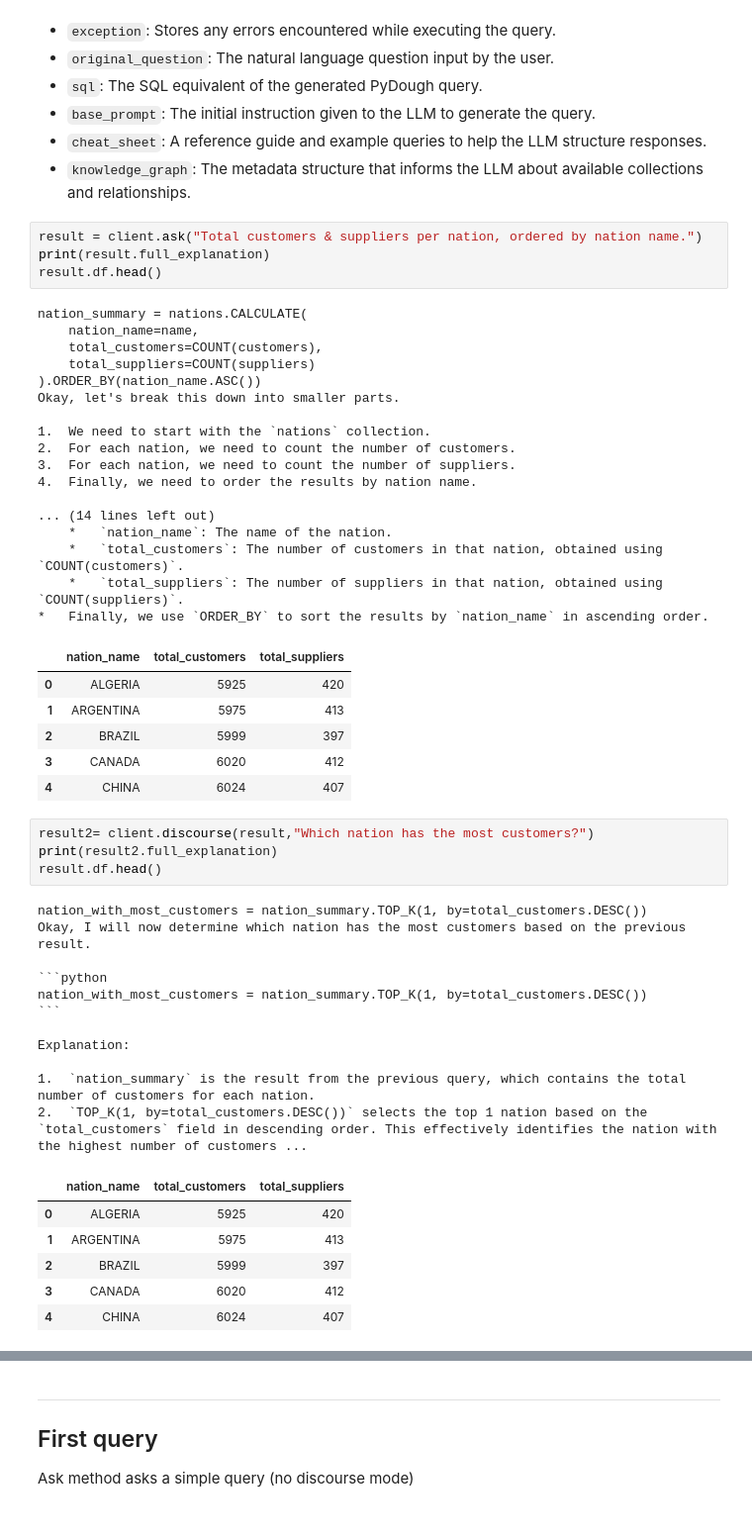
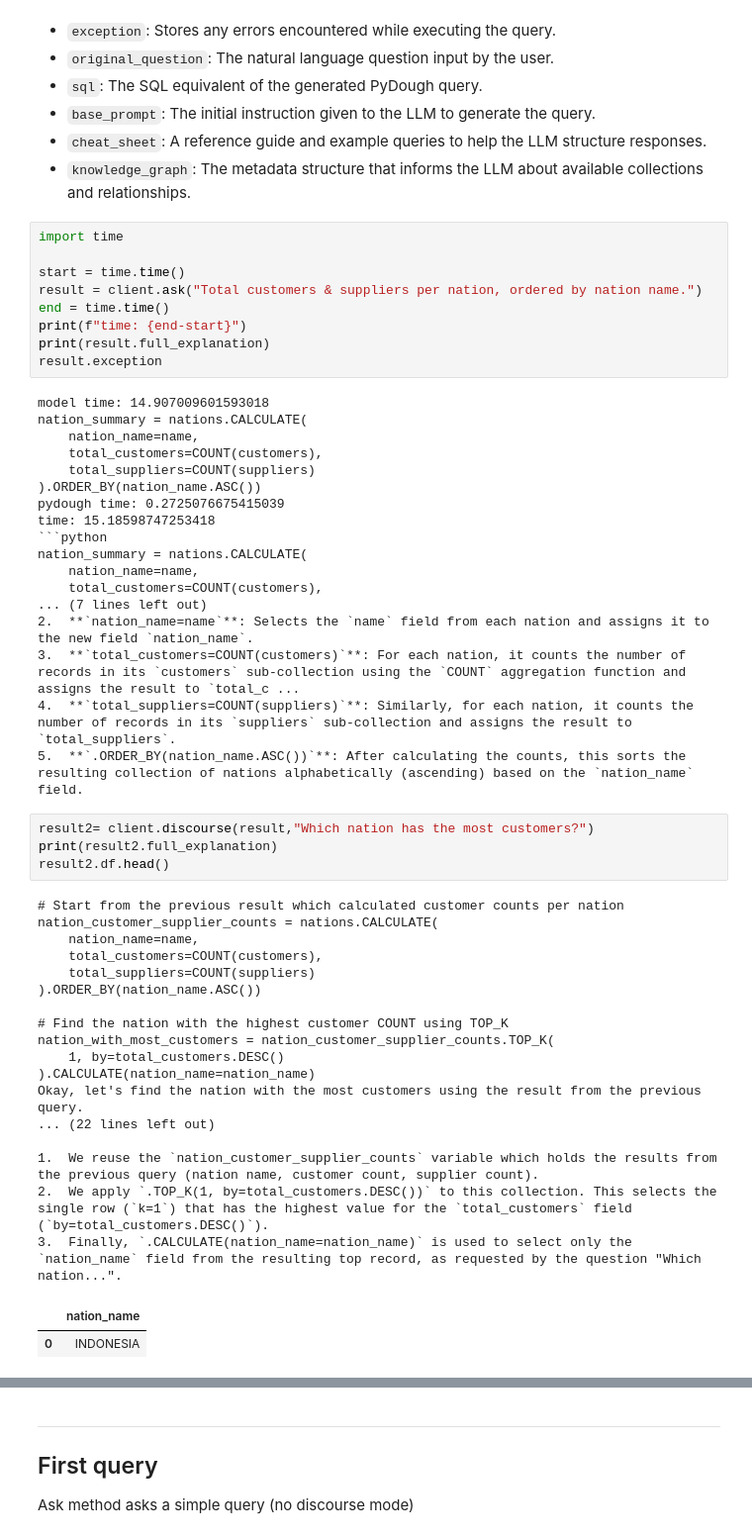
Before and after one commit to bodo-ai/text2pydough, a Jupyter notebook: workbench/AAraya/dev/llm_demo_final_vRK_v2.ipynb, the cells around one changed output, grey strips where cells are left out. Shown at 99% size. Saved outputs shown, nothing was run; the diff lists cells and outputs as text.

````diff
--- a/workbench/AAraya/dev/llm_demo_final_vRK_v2.ipynb
+++ b/workbench/AAraya/dev/llm_demo_final_vRK_v2.ipynb
@@ -40,52 +40,53 @@ We get a `result` object with the next attributes:
 - `cheat_sheet`:  A reference guide and example queries to help the LLM structure responses.
 - `knowledge_graph`: The metadata structure that informs the LLM about available collections and relationships.
 # %%
+import time
+
+start = time.time()
 result = client.ask("Total customers & suppliers per nation, ordered by nation name.")
+end = time.time()
+print(f"time: {end-start}")
 print(result.full_explanation)
-result.df.head()
+result.exception
 # %% [output]
+model time: 14.907009601593018
 nation_summary = nations.CALCULATE(
     nation_name=name,
     total_customers=COUNT(customers),
     total_suppliers=COUNT(suppliers)
 ).ORDER_BY(nation_name.ASC())
-Okay, let's break this down into smaller parts.
-
-1.  We need to start with the `nations` collection.
-2.  For each nation, we need to count the number of customers.
-3.  For each nation, we need to count the number of suppliers.
-4.  Finally, we need to order the results by nation name.
-
-... (14 lines left out)
-    *   `nation_name`: The name of the nation.
-    *   `total_customers`: The number of customers in that nation, obtained using `COUNT(customers)`.
-    *   `total_suppliers`: The number of suppliers in that nation, obtained using `COUNT(suppliers)`.
-*   Finally, we use `ORDER_BY` to sort the results by `nation_name` in ascending order.
+pydough time: 0.2725076675415039
+time: 15.18598747253418
+```python
+nation_summary = nations.CALCULATE(
+    nation_name=name,
+    total_customers=COUNT(customers),
+... (7 lines left out)
+2.  **`nation_name=name`**: Selects the `name` field from each nation and assigns it to the new field `nation_name`.
+3.  **`total_customers=COUNT(customers)`**: For each nation, it counts the number of records in its `customers` sub-collection using the `COUNT` aggregation function and assigns the result to `total_c ...
+4.  **`total_suppliers=COUNT(suppliers)`**: Similarly, for each nation, it counts the number of records in its `suppliers` sub-collection and assigns the result to `total_suppliers`.
+5.  **`.ORDER_BY(nation_name.ASC())`**: After calculating the counts, this sorts the resulting collection of nations alphabetically (ascending) based on the `nation_name` field.
-|  | nation_name | total_customers | total_suppliers |
-| 0 | ALGERIA | 5925 | 420 |
-| 1 | ARGENTINA | 5975 | 413 |
-| 2 | BRAZIL | 5999 | 397 |
-| 3 | CANADA | 6020 | 412 |
-| 4 | CHINA | 6024 | 407 |
 # %%
 result2= client.discourse(result,"Which nation has the most customers?")
 print(result2.full_explanation)
-result.df.head()
+result2.df.head()
 # %% [output]
-nation_with_most_customers = nation_summary.TOP_K(1, by=total_customers.DESC())
-Okay, I will now determine which nation has the most customers based on the previous result.
+# Start from the previous result which calculated customer counts per nation
+nation_customer_supplier_counts = nations.CALCULATE(
+    nation_name=name,
+    total_customers=COUNT(customers),
+    total_suppliers=COUNT(suppliers)
+).ORDER_BY(nation_name.ASC())
 
-```python
-nation_with_most_customers = nation_summary.TOP_K(1, by=total_customers.DESC())
-```
+# Find the nation with the highest customer COUNT using TOP_K
+nation_with_most_customers = nation_customer_supplier_counts.TOP_K(
+    1, by=total_customers.DESC()
+).CALCULATE(nation_name=nation_name)
+Okay, let's find the nation with the most customers using the result from the previous query.
+... (22 lines left out)
 
-Explanation:
-
-1.  `nation_summary` is the result from the previous query, which contains the total number of customers for each nation.
-2.  `TOP_K(1, by=total_customers.DESC())` selects the top 1 nation based on the `total_customers` field in descending order. This effectively identifies the nation with the highest number of customers ...
+1.  We reuse the `nation_customer_supplier_counts` variable which holds the results from the previous query (nation name, customer count, supplier count).
+2.  We apply `.TOP_K(1, by=total_customers.DESC())` to this collection. This selects the single row (`k=1`) that has the highest value for the `total_customers` field (`by=total_customers.DESC()`).
+3.  Finally, `.CALCULATE(nation_name=nation_name)` is used to select only the `nation_name` field from the resulting top record, as requested by the question "Which nation...".
-|  | nation_name | total_customers | total_suppliers |
-| 0 | ALGERIA | 5925 | 420 |
-| 1 | ARGENTINA | 5975 | 413 |
-| 2 | BRAZIL | 5999 | 397 |
-| 3 | CANADA | 6020 | 412 |
-| 4 | CHINA | 6024 | 407 |
+|  | nation_name |
+| 0 | INDONESIA |
````
Also changed, not shown: parts of 9 cells of this notebook, 2 other files.
